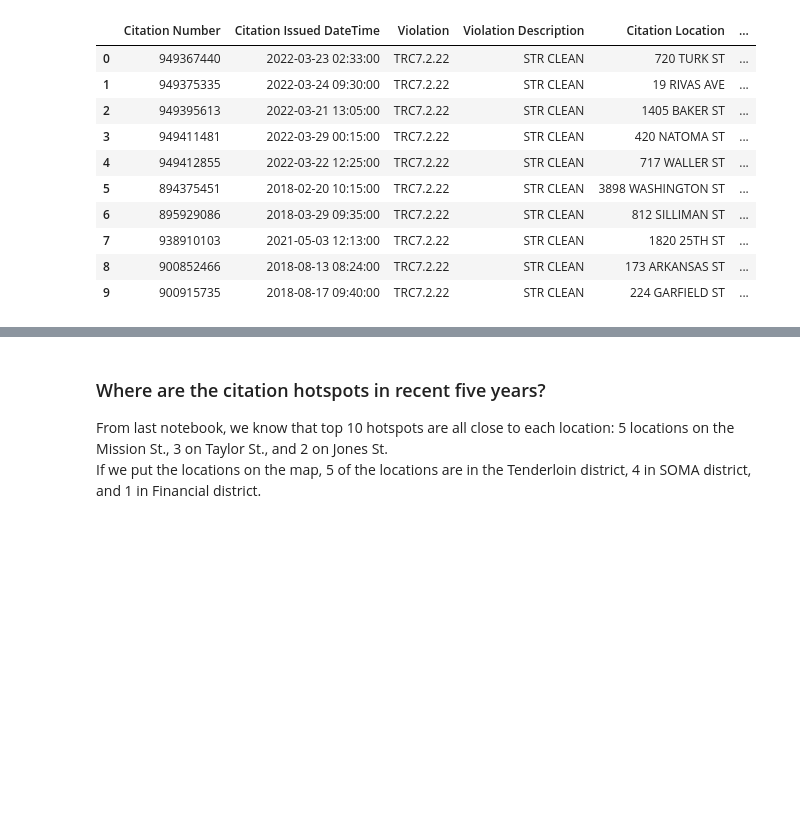
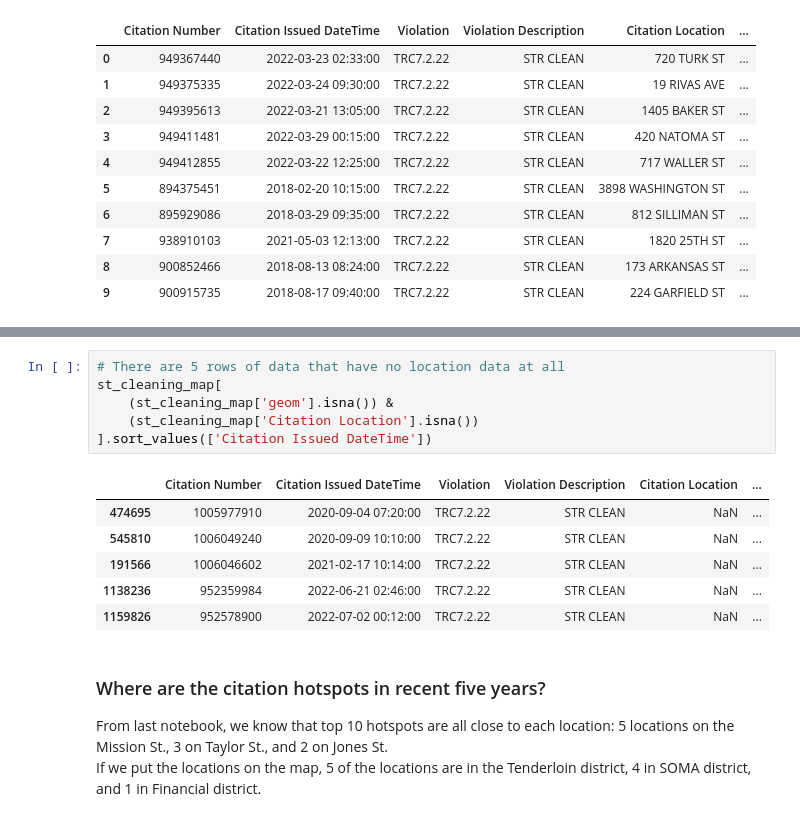
Before and after one commit to jiyuntsai/sf-parking-citation, a Jupyter notebook: 03_st-cleaning-map.ipynb, the cells around one changed output, grey strips where cells are left out. Cells and saved outputs as stored; diff of their text form; blank space fills up the shorter version.

```diff
--- a/03_st-cleaning-map.ipynb
+++ b/03_st-cleaning-map.ipynb
@@ -53,3 +75,16 @@ st_cleaning_map.head(10)
+# %%
+# There are 5 rows of data that have no location data at all
+st_cleaning_map[
+    (st_cleaning_map['geom'].isna()) &
+    (st_cleaning_map['Citation Location'].isna())
+].sort_values(['Citation Issued DateTime'])
+# %% [output]
+|  | Citation Number | Citation Issued DateTime | Violation | Violation Description | Citation Location | ... |
+| 474695 | 1005977910 | 2020-09-04 07:20:00 | TRC7.2.22 | STR CLEAN | NaN | ... |
+| 545810 | 1006049240 | 2020-09-09 10:10:00 | TRC7.2.22 | STR CLEAN | NaN | ... |
+| 191566 | 1006046602 | 2021-02-17 10:14:00 | TRC7.2.22 | STR CLEAN | NaN | ... |
+| 1138236 | 952359984 | 2022-06-21 02:46:00 | TRC7.2.22 | STR CLEAN | NaN | ... |
+| 1159826 | 952578900 | 2022-07-02 00:12:00 | TRC7.2.22 | STR CLEAN | NaN | ... |
 # %% [markdown]
 ### Where are the citation hotspots in recent five years?
 From last notebook, we know that top 10 hotspots are all close to each location: 5 locations on the Mission St., 3 on Taylor St., and 2 on Jones St.
```
Also changed, not shown: parts of 5 cells of this notebook.
